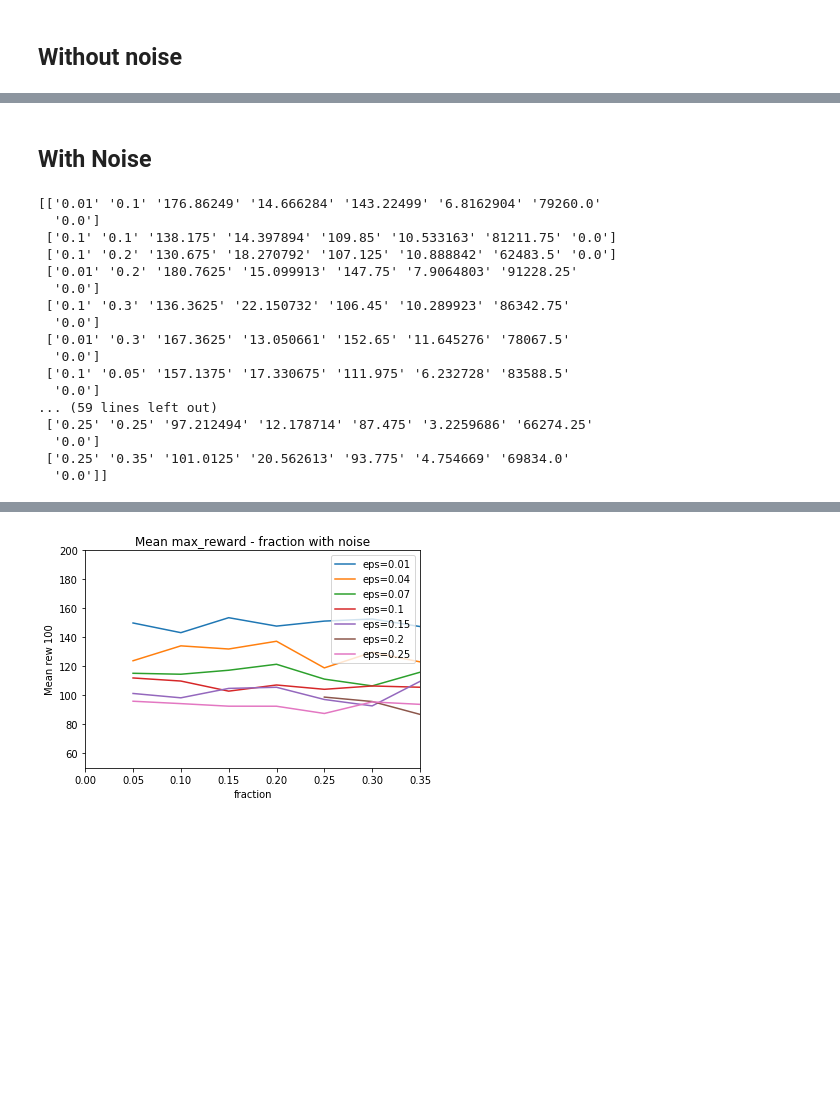
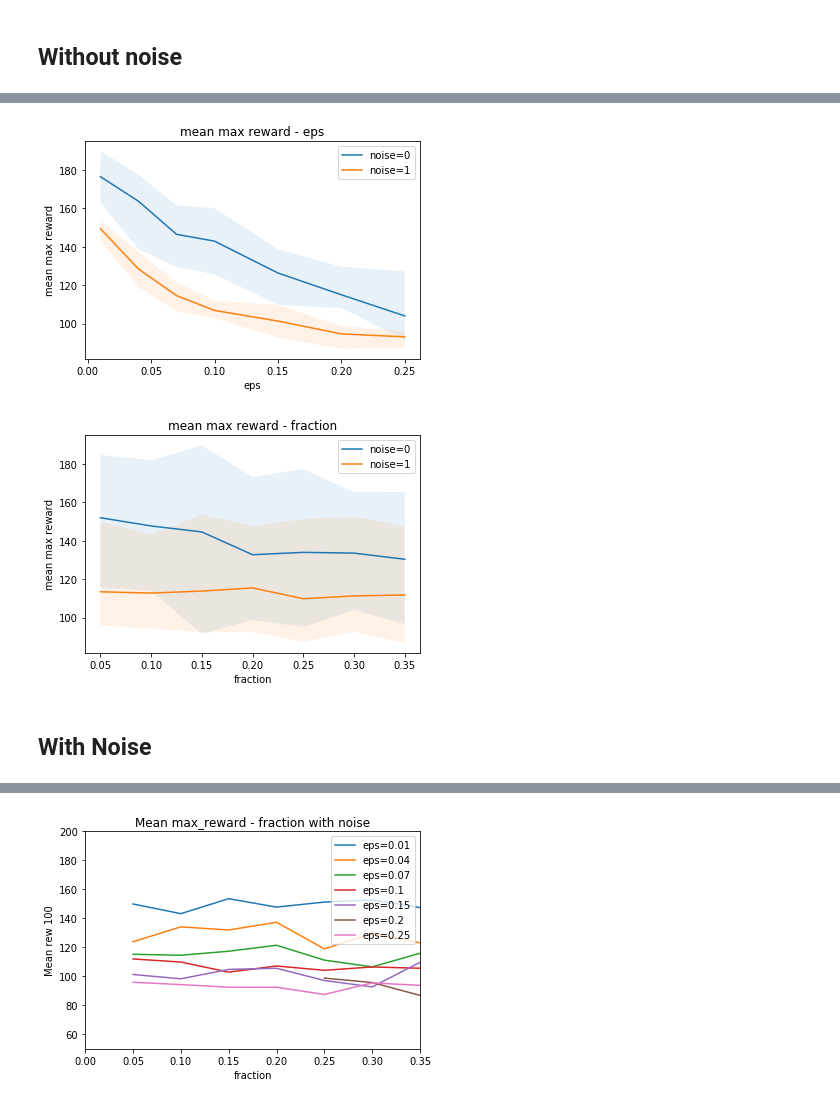
Before and after one commit to qifanz/baselines_GTL, a Jupyter notebook: baselines/deepq/plots.ipynb, the cells around one changed output, grey strips where cells are left out. Cells and saved outputs as stored; diff of their text form; code cells hidden in the pictures; blank space fills up the shorter version.

```diff
--- a/baselines/deepq/plots.ipynb
+++ b/baselines/deepq/plots.ipynb
@@ -177,55 +191,11 @@ No handles with labels found to put in legend.
+# %%
+
+plot(data,0,3,2)
+plot(data,1,3,2)
+# %% [output]
+[figure, added]
+[figure, added]
 # %% [markdown]
 ## With Noise
 # %%
 TENTATIVE_NOISE=4
-# %%
-
-
-# For each row (eps,fraction), read the corresponding csv file and add the max reward to the log array
-# TODO: replace max reward by mean max reward of different tentatives
-for i in range (0,len(log),1):
-    max_reward=[]
-    step_to_max=[]
-    for tentative in range(1,TENTATIVE_NOISE+1,1):
-        # Dir name is eps_fraction/tentative
-        dir = log[i][0]+'_'+log[i][1]+'_noise'
-        log3 = [l.split("\n")[0].split(",") for l in open(os.path.join('./log', dir, str(tentative),'progress.csv')).readlines()]
-        count = 0
-        # Look for the index of mean 100 episodes reward
-        for j in log3[0]:
-            if j == 'mean 100 episode reward':
-                index_reward = count
-            if j == 'steps':
-                index_steps = count
-            count=count+1
-
-        # Look for the max mean 100 episodes reward
-        log3 = log3[1:]
-        log3 = np.array(log3)
-        mean_rew_100 = log3[:, index_reward].astype(np.float32)
-        max_reward.append(np.max(mean_rew_100))
-        step_to_max.append(log3[np.argmax(mean_rew_100),index_steps])
-    max_reward=np.array(max_reward).astype(np.float32)
-    step_to_max=np.array(step_to_max).astype(np.float32)
-    log[i][4]=np.mean(max_reward)
-    log[i][5]=np.std(max_reward)
-    log[i][6]=np.mean(step_to_max)
-print(log)
-# %% [output]
-[['0.01' '0.1' '176.86249' '14.666284' '143.22499' '6.8162904' '79260.0'
-  '0.0']
- ['0.1' '0.1' '138.175' '14.397894' '109.85' '10.533163' '81211.75' '0.0']
- ['0.1' '0.2' '130.675' '18.270792' '107.125' '10.888842' '62483.5' '0.0']
- ['0.01' '0.2' '180.7625' '15.099913' '147.75' '7.9064803' '91228.25'
-  '0.0']
- ['0.1' '0.3' '136.3625' '22.150732' '106.45' '10.289923' '86342.75'
-  '0.0']
- ['0.01' '0.3' '167.3625' '13.050661' '152.65' '11.645276' '78067.5'
-  '0.0']
- ['0.1' '0.05' '157.1375' '17.330675' '111.975' '6.232728' '83588.5'
-  '0.0']
-... (59 lines left out)
- ['0.25' '0.25' '97.212494' '12.178714' '87.475' '3.2259686' '66274.25'
-  '0.0']
- ['0.25' '0.35' '101.0125' '20.562613' '93.775' '4.754669' '69834.0'
-  '0.0']]
```
Also changed, not shown: parts of 11 cells of this notebook.
